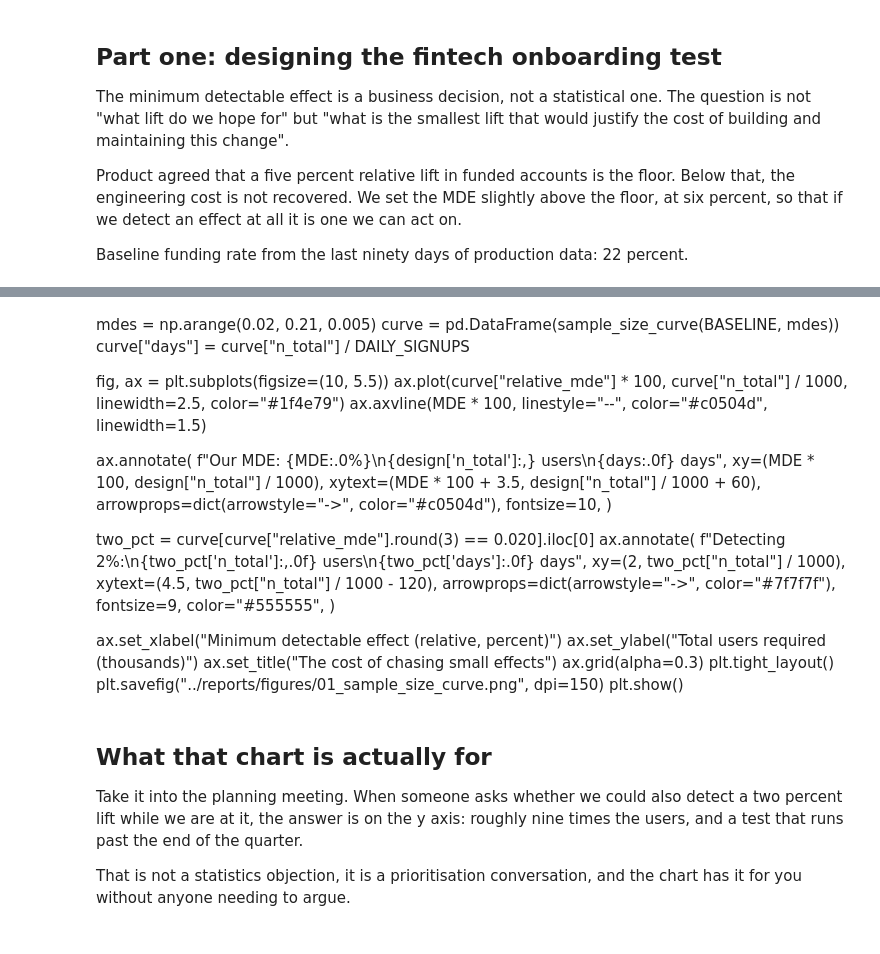
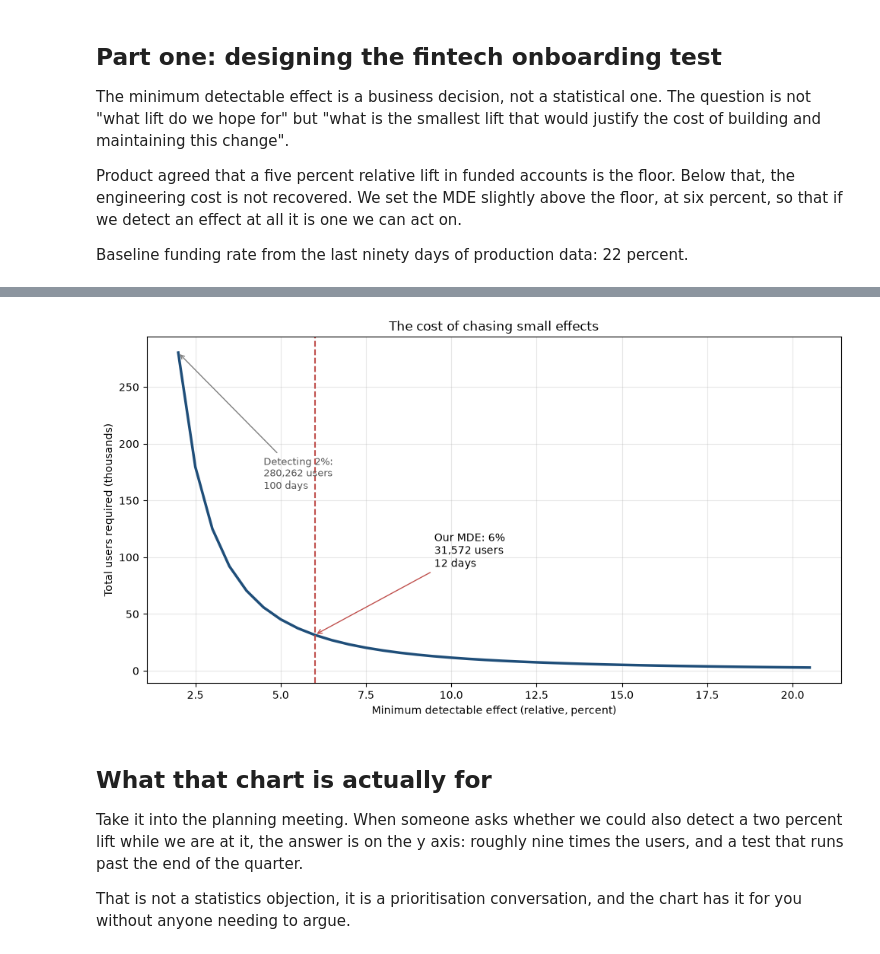
Before and after one commit to VyomaKotak/ab-test-experimentation, a Jupyter notebook: notebooks/01_power_analysis.ipynb, the cells around one changed output, grey strips where cells are left out. Saved outputs shown, nothing was run; the diff lists cells and outputs as text; code cells hidden in the pictures.

```diff
--- a/notebooks/01_power_analysis.ipynb
+++ b/notebooks/01_power_analysis.ipynb
@@ -78,0 +56,10 @@ for k, v in design.items():
+# %%
+BASELINE = 0.22
+MDE = 0.06
+ALPHA = 0.05
+POWER = 0.80
+
+design = required_sample_size(BASELINE, MDE, alpha=ALPHA, power=POWER, ratio=1.0)
+
+for k, v in design.items():
+    print(f"{k:26s} {v}")
@@ -91,37 +97,39 @@ print("the other. Running whole weeks removes that source of bias for free.")
-# %% [markdown]
-mdes = np.arange(0.02, 0.21, 0.005)
-curve = pd.DataFrame(sample_size_curve(BASELINE, mdes))
-curve["days"] = curve["n_total"] / DAILY_SIGNUPS
-
-fig, ax = plt.subplots(figsize=(10, 5.5))
-ax.plot(curve["relative_mde"] * 100, curve["n_total"] / 1000,
-        linewidth=2.5, color="#1f4e79")
-ax.axvline(MDE * 100, linestyle="--", color="#c0504d", linewidth=1.5)
-
-ax.annotate(
-    f"Our MDE: {MDE:.0%}\n{design['n_total']:,} users\n{days:.0f} days",
-    xy=(MDE * 100, design["n_total"] / 1000),
-    xytext=(MDE * 100 + 3.5, design["n_total"] / 1000 + 60),
-    arrowprops=dict(arrowstyle="->", color="#c0504d"),
-    fontsize=10,
-)
-
-two_pct = curve[curve["relative_mde"].round(3) == 0.020].iloc[0]
-ax.annotate(
-    f"Detecting 2%:\n{two_pct['n_total']:,.0f} users\n{two_pct['days']:.0f} days",
-    xy=(2, two_pct["n_total"] / 1000),
-    xytext=(4.5, two_pct["n_total"] / 1000 - 120),
-    arrowprops=dict(arrowstyle="->", color="#7f7f7f"),
-    fontsize=9, color="#555555",
-)
-
-ax.set_xlabel("Minimum detectable effect (relative, percent)")
-ax.set_ylabel("Total users required (thousands)")
-ax.set_title("The cost of chasing small effects")
-ax.grid(alpha=0.3)
-plt.tight_layout()
-plt.savefig("../reports/figures/01_sample_size_curve.png", dpi=150)
-plt.show()
+# %%
+mdes = np.arange(0.02, 0.21, 0.005)
+curve = pd.DataFrame(sample_size_curve(BASELINE, mdes))
+curve["days"] = curve["n_total"] / DAILY_SIGNUPS
+
+fig, ax = plt.subplots(figsize=(10, 5.5))
+ax.plot(curve["relative_mde"] * 100, curve["n_total"] / 1000,
+        linewidth=2.5, color="#1f4e79")
+ax.axvline(MDE * 100, linestyle="--", color="#c0504d", linewidth=1.5)
+
+ax.annotate(
+    f"Our MDE: {MDE:.0%}\n{design['n_total']:,} users\n{days:.0f} days",
+    xy=(MDE * 100, design["n_total"] / 1000),
+    xytext=(MDE * 100 + 3.5, design["n_total"] / 1000 + 60),
+    arrowprops=dict(arrowstyle="->", color="#c0504d"),
+    fontsize=10,
+)
+
+two_pct = curve[curve["relative_mde"].round(3) == 0.020].iloc[0]
+ax.annotate(
+    f"Detecting 2%:\n{two_pct['n_total']:,.0f} users\n{two_pct['days']:.0f} days",
+    xy=(2, two_pct["n_total"] / 1000),
+    xytext=(4.5, two_pct["n_total"] / 1000 - 120),
+    arrowprops=dict(arrowstyle="->", color="#7f7f7f"),
+    fontsize=9, color="#555555",
+)
+
+ax.set_xlabel("Minimum detectable effect (relative, percent)")
+ax.set_ylabel("Total users required (thousands)")
+ax.set_title("The cost of chasing small effects")
+ax.grid(alpha=0.3)
+plt.tight_layout()
+plt.savefig("../reports/figures/01_sample_size_curve.png", dpi=150)
+plt.show()
+# %% [output]
+[figure, added]
 # %% [markdown]
 ## What that chart is actually for
 
```
Also changed, not shown: parts of 11 cells of this notebook, 1 other file.
